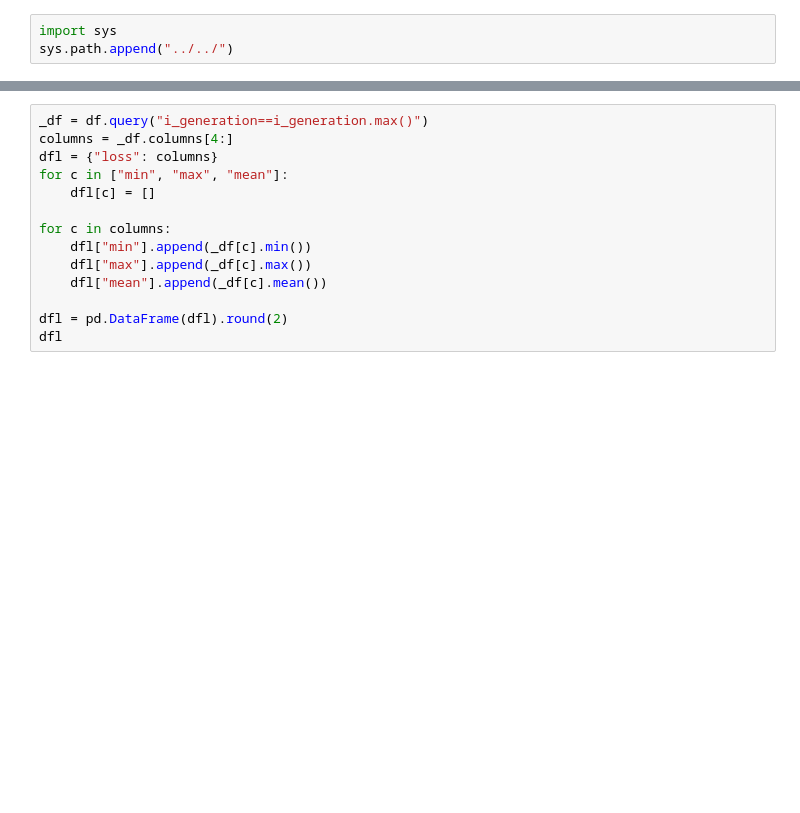
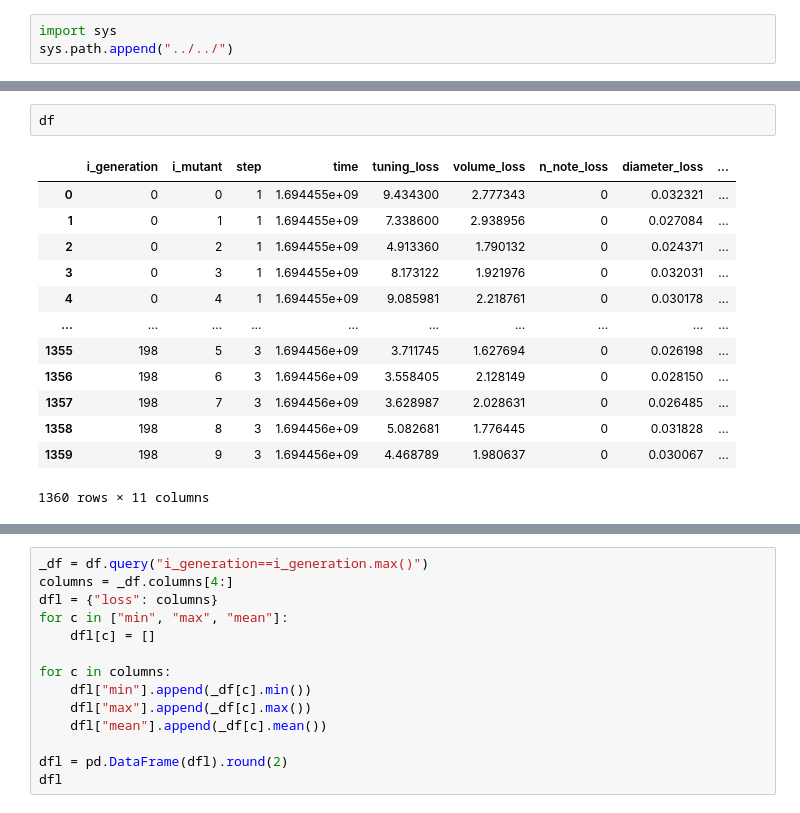
Before and after one commit to jnehring/didge-lab, a Jupyter notebook: src/experiments/first_evolution/Analyze Shape.ipynb, the cells around one changed output, grey strips where cells are left out. Drawn from its saved outputs; the diff is of its cells as text; blank space fills up the shorter version.

```diff
--- a/src/experiments/first_evolution/Analyze Shape.ipynb
+++ b/src/experiments/first_evolution/Analyze Shape.ipynb
@@ -59,0 +55,16 @@ Name: i_generation, Length: 933, dtype: int64
+# %%
+df
+# %% [output]
+|  | i_generation | i_mutant | step | time | tuning_loss | volume_loss | n_note_loss | diameter_loss | ... |
+| 0 | 0 | 0 | 1 | 1.694455e+09 | 9.434300 | 2.777343 | 0 | 0.032321 | ... |
+| 1 | 0 | 1 | 1 | 1.694455e+09 | 7.338600 | 2.938956 | 0 | 0.027084 | ... |
+| 2 | 0 | 2 | 1 | 1.694455e+09 | 4.913360 | 1.790132 | 0 | 0.024371 | ... |
+| 3 | 0 | 3 | 1 | 1.694455e+09 | 8.173122 | 1.921976 | 0 | 0.032031 | ... |
+| 4 | 0 | 4 | 1 | 1.694455e+09 | 9.085981 | 2.218761 | 0 | 0.030178 | ... |
+| ... | ... | ... | ... | ... | ... | ... | ... | ... | ... |
+| 1355 | 198 | 5 | 3 | 1.694456e+09 | 3.711745 | 1.627694 | 0 | 0.026198 | ... |
+| 1356 | 198 | 6 | 3 | 1.694456e+09 | 3.558405 | 2.128149 | 0 | 0.028150 | ... |
+| 1357 | 198 | 7 | 3 | 1.694456e+09 | 3.628987 | 2.028631 | 0 | 0.026485 | ... |
+| 1358 | 198 | 8 | 3 | 1.694456e+09 | 5.082681 | 1.776445 | 0 | 0.031828 | ... |
+| 1359 | 198 | 9 | 3 | 1.694456e+09 | 4.468789 | 1.980637 | 0 | 0.030067 | ... |
+1360 rows × 11 columns
```
Also changed, not shown: parts of 5 cells of this notebook, 13 other files.
